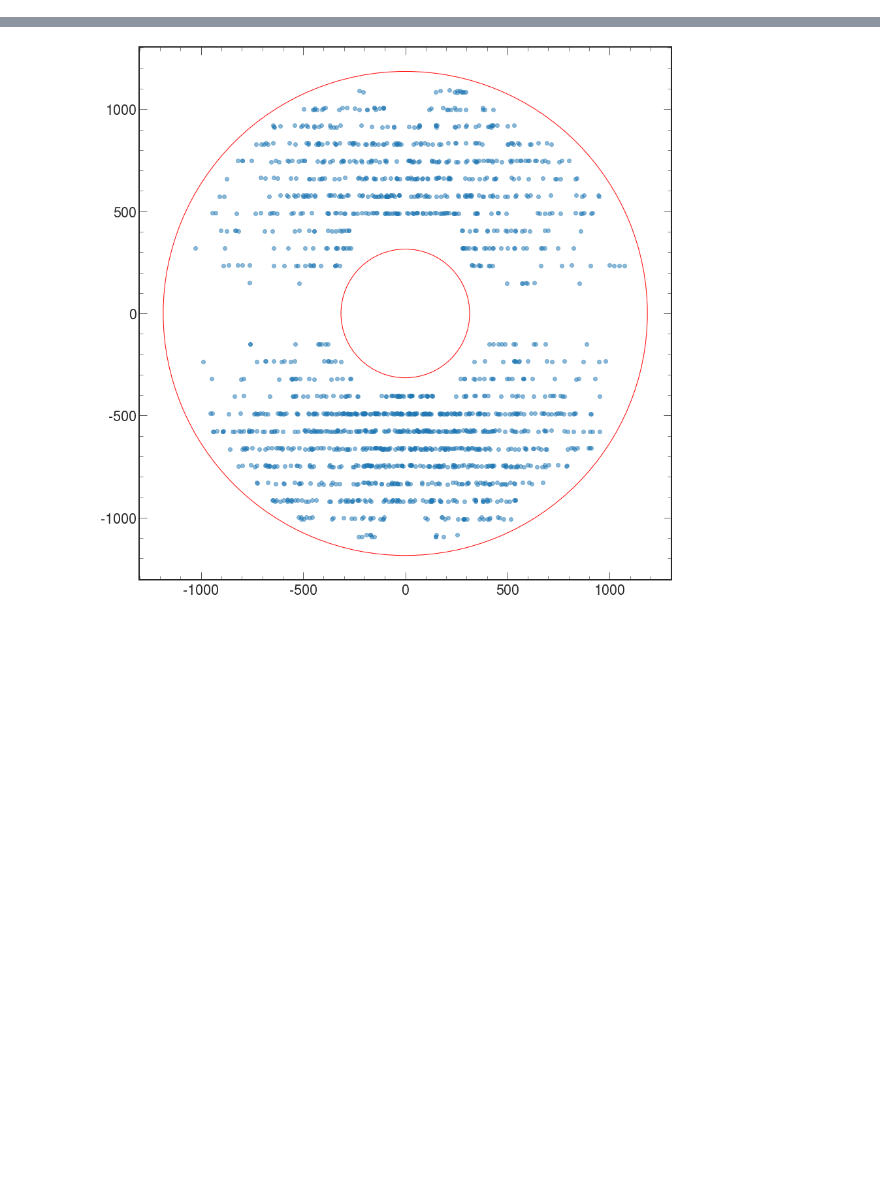
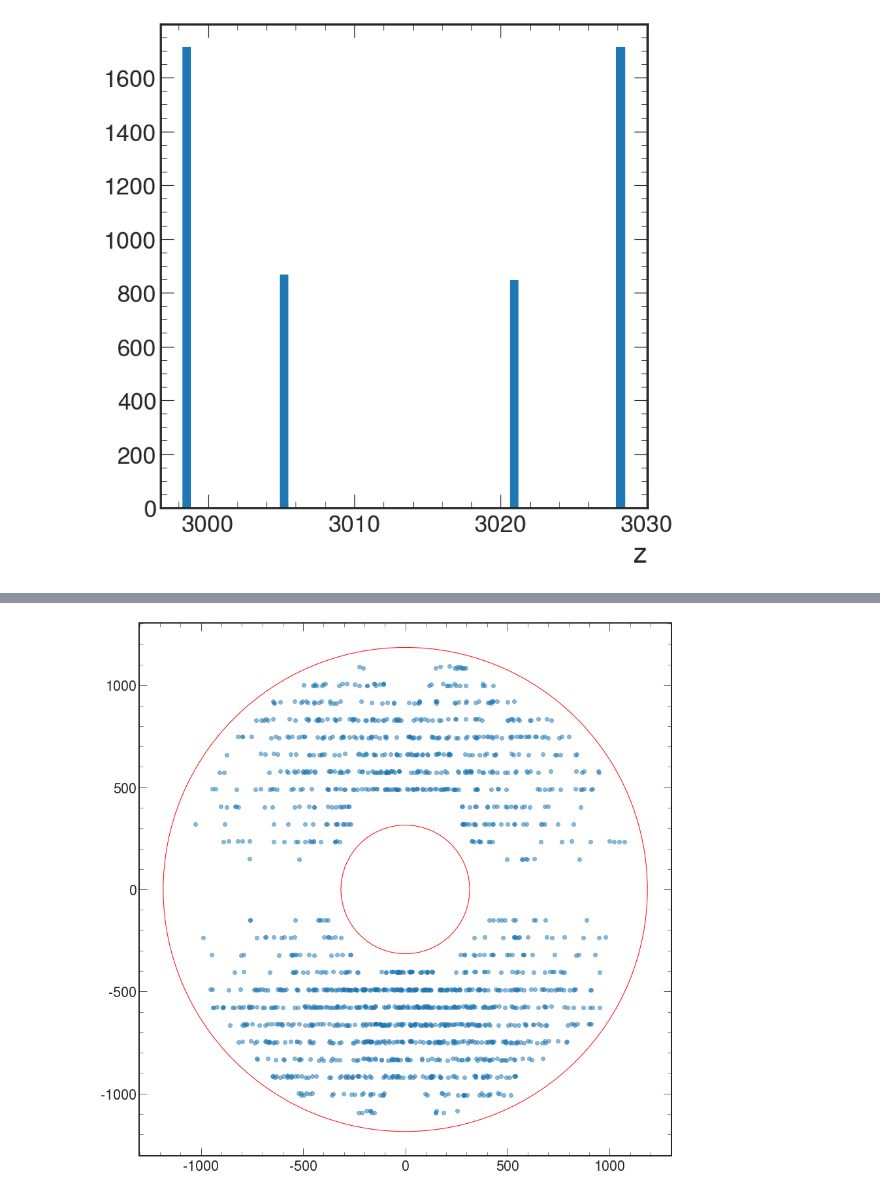
Before and after one commit to yashmehra028/ETL-Copy, a Jupyter notebook: modifications.ipynb, the cells around one changed output, grey strips where cells are left out. Saved outputs shown, nothing was run; the diff lists cells and outputs as text; code cells hidden in the pictures; blank space fills up the shorter version.

Commit message:
three hits changes

```diff
--- a/modifications.ipynb
+++ b/modifications.ipynb
@@ -229,9 +171,10 @@ for i in range(2):
                 y_shift = 1000*(z[iLayer]-z_ref)*np.tan(v.theta)*np.sin(v.phi)
                 x,y = ((v.x + x_shift), (v.y + y_shift))
                 if detector_variants[det][layer].intersect(x, y):
-                    new_vector = three_vector(x,y,z[iLayer])
+                    new_vector = three_vector(x,y,z[iLayer]*1000)
                     eta, phi = new_vector.eta, new_vector.phi
-                    traject_dict[v].append((eta,phi))
+                    traject_dict[v].append((x,y,z[iLayer]*1000))
+                    angles_dict[v].append((eta,phi))
                     face_dict[v].append(layer)
                     n += 1
                 iLayer += 1
@@ -401,6 +335,7 @@ traject_dict
 # %%
 filtered_dict_face = dict(filter(lambda x: len(x[1]) == 3, face_dict.items()))
 filtered_dict_traject = dict(filter(lambda x: len(x[1]) == 3, traject_dict.items()))
+filtered_dict_angles = dict(filter(lambda x: len(x[1]) == 3, angles_dict.items()))
 
 # f = open('face_three_hits.txt', 'w')
 # for i in filtered_dict_face.keys():
@@ -412,0 +368,11 @@ filtered_dict_traject = dict(filter(lambda x: len(x[1]) == 3, traject_dict.items
+# %%
+etas = [filtered_dict_angles[key][0][0] for key in filtered_dict_angles]
+phis = [filtered_dict_angles[key][0][1] for key in filtered_dict_angles]
+x,y,z = [tup[0] for key in filtered_dict_traject for tup in filtered_dict_traject[key]], [tup[1] for key in filtered_dict_traject for tup in filtered_dict_traject[key]], [tup[2] for key in filtered_dict_traject for tup in filtered_dict_traject[key]]
+
+plt.figure(figsize=(8,8))
+plt.hist(z,bins=50)
+plt.xlabel('z')
+plt.savefig("./three hits histograms/z.png")
+# %% [output]
+[figure, added]
```
Also changed, not shown: parts of 7 cells of this notebook, 15 other files.
